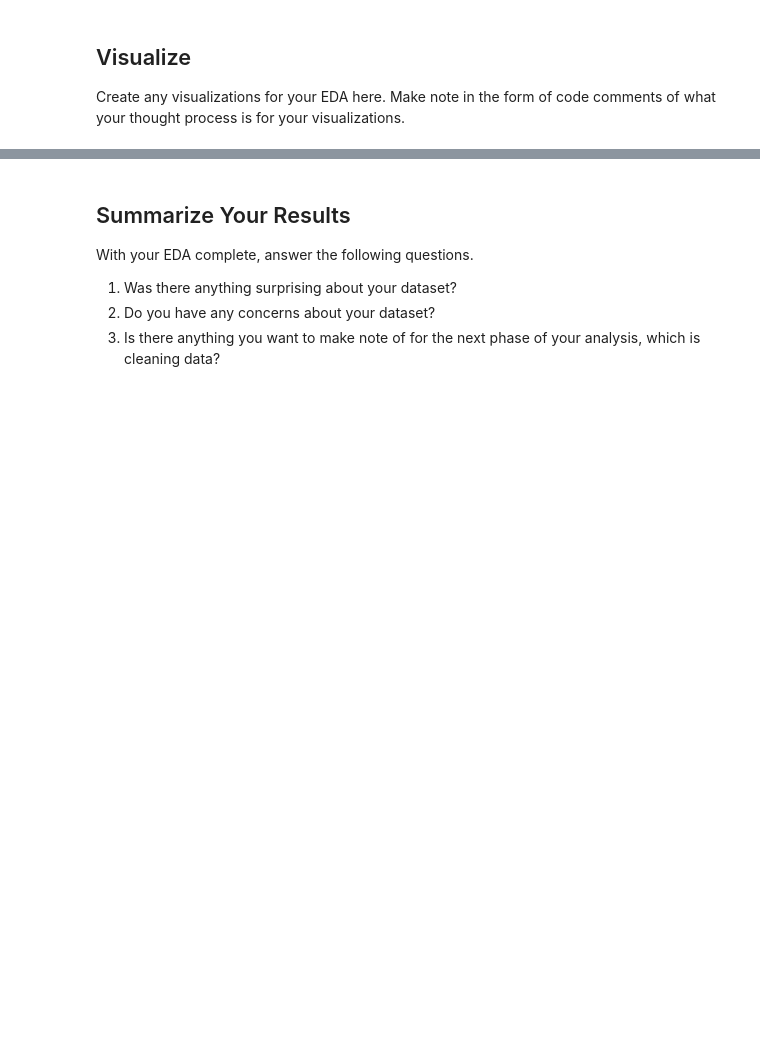
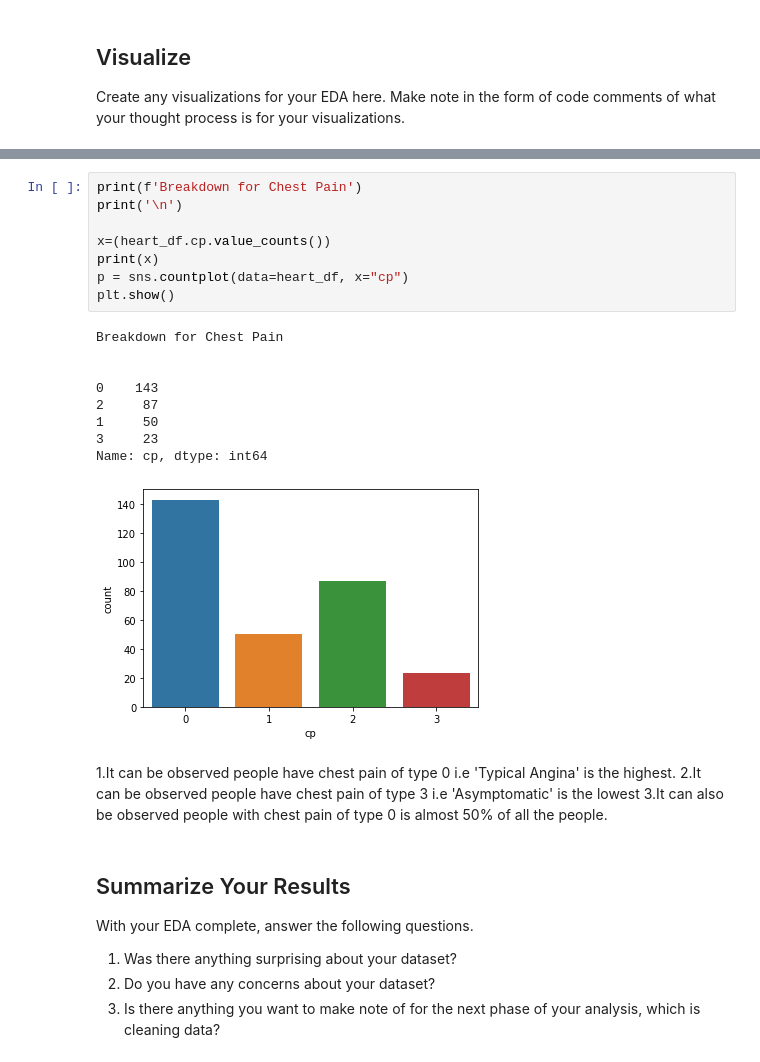
Before and after one commit to Cnidhi82/eda-checkpoint, a Jupyter notebook: checkpoint-two.ipynb, the cells around one changed output, grey strips where cells are left out. Saved outputs shown, nothing was run; the diff lists cells and outputs as text; blank space fills up the shorter version.

```diff
--- a/checkpoint-two.ipynb
+++ b/checkpoint-two.ipynb
@@ -214,3 +230,25 @@ Text(0.5, 1.0, 'Chest Pain type in Different Genders')
+# %%
+print(f'Breakdown for Chest Pain')
+print('\n')
+
+x=(heart_df.cp.value_counts())
+print(x)
+p = sns.countplot(data=heart_df, x="cp")
+plt.show()
+# %% [output]
+Breakdown for Chest Pain
+
+
+0    143
+2     87
+1     50
+3     23
+Name: cp, dtype: int64
+[figure, added]
+# %% [markdown]
+1.It can be observed people have chest pain of type 0 i.e 'Typical Angina' is the highest.
+2.It can be observed people have chest pain of type 3 i.e 'Asymptomatic' is the lowest
+3.It can also be observed people with chest pain of type 0 is almost 50% of all the people.
 # %% [markdown]
 ## Summarize Your Results
 
```
Also changed, not shown: parts of 2 cells of this notebook.
